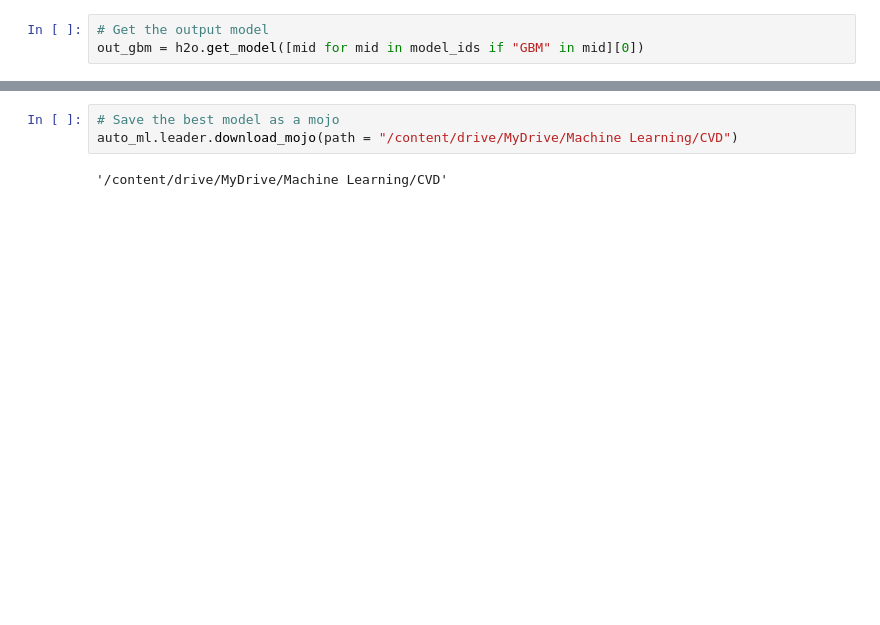
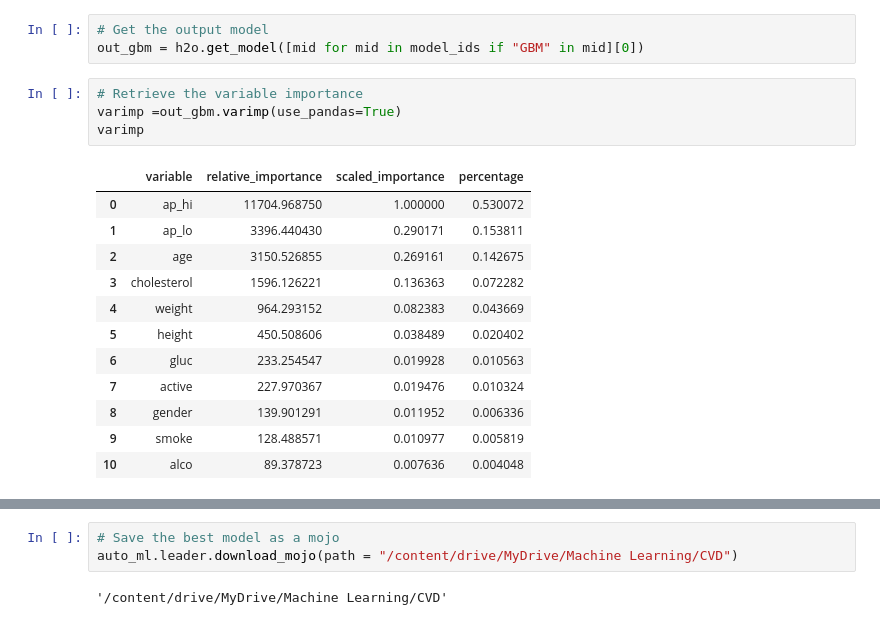
Before and after one commit to Mahesha-uop/HealthGuardian-Disease-Risk-Detector-using-h2o-wave, a Jupyter notebook: train/CVD_Risk_Prediction_H2O_AutoML.ipynb, the cells around one changed output, grey strips where cells are left out. Saved outputs shown, nothing was run; the diff lists cells and outputs as text; blank space fills up the shorter version.

```diff
--- a/train/CVD_Risk_Prediction_H2O_AutoML.ipynb
+++ b/train/CVD_Risk_Prediction_H2O_AutoML.ipynb
@@ -280,6 +301,23 @@ model_ids
 # %%
 # Get the output model
 out_gbm = h2o.get_model([mid for mid in model_ids if "GBM" in mid][0])
+# %%
+# Retrieve the variable importance
+varimp =out_gbm.varimp(use_pandas=True)
+varimp
+# %% [output]
+|  | variable | relative_importance | scaled_importance | percentage |
+| 0 | ap_hi | 11704.968750 | 1.000000 | 0.530072 |
+| 1 | ap_lo | 3396.440430 | 0.290171 | 0.153811 |
+| 2 | age | 3150.526855 | 0.269161 | 0.142675 |
+| 3 | cholesterol | 1596.126221 | 0.136363 | 0.072282 |
+| 4 | weight | 964.293152 | 0.082383 | 0.043669 |
+| 5 | height | 450.508606 | 0.038489 | 0.020402 |
+| 6 | gluc | 233.254547 | 0.019928 | 0.010563 |
+| 7 | active | 227.970367 | 0.019476 | 0.010324 |
+| 8 | gender | 139.901291 | 0.011952 | 0.006336 |
+| 9 | smoke | 128.488571 | 0.010977 | 0.005819 |
+| 10 | alco | 89.378723 | 0.007636 | 0.004048 |
 # %%
 # Plot varible importance
 out_gbm.varimp_plot()
```
Also changed, not shown: parts of 11 cells of this notebook.
